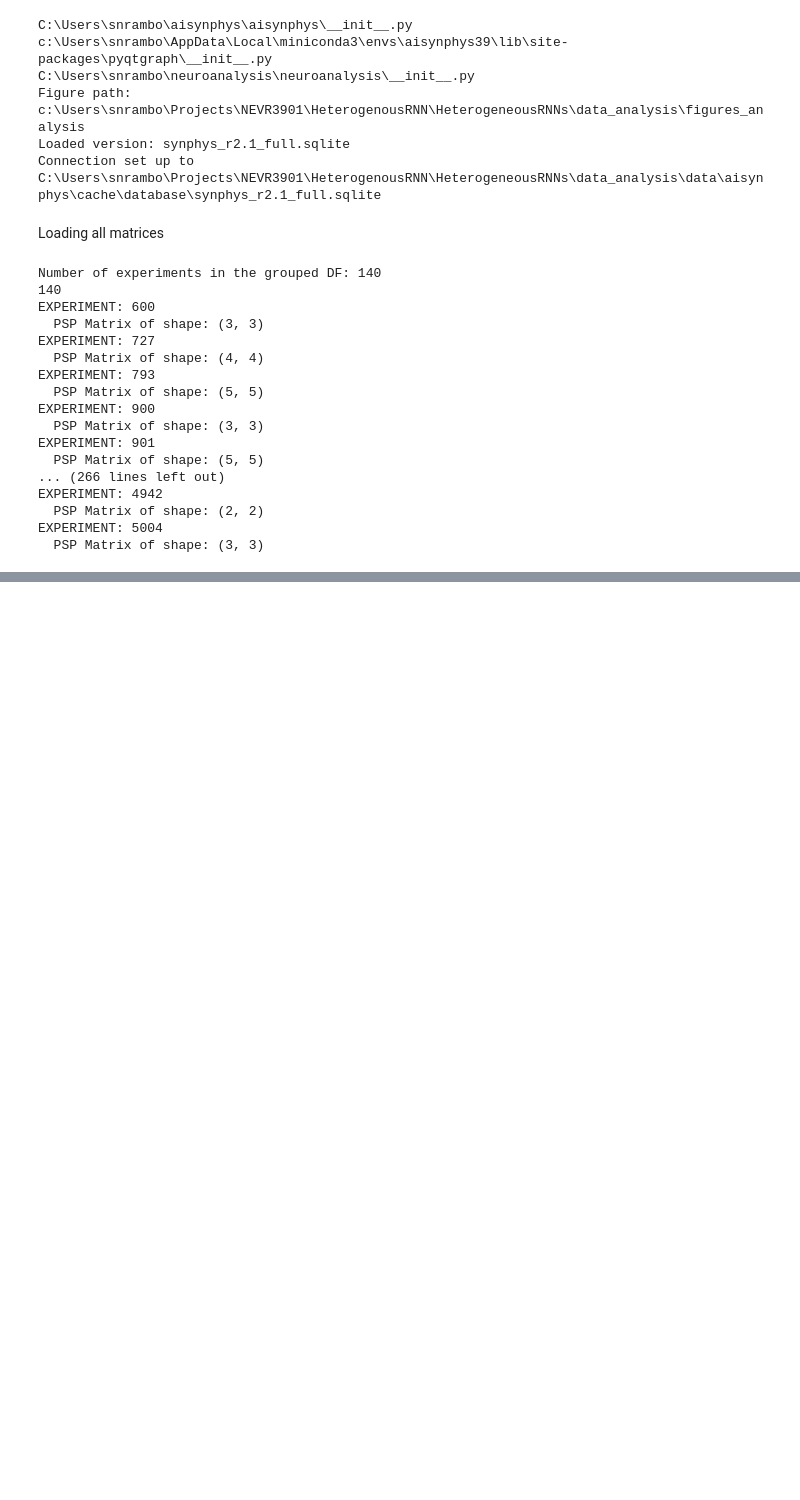
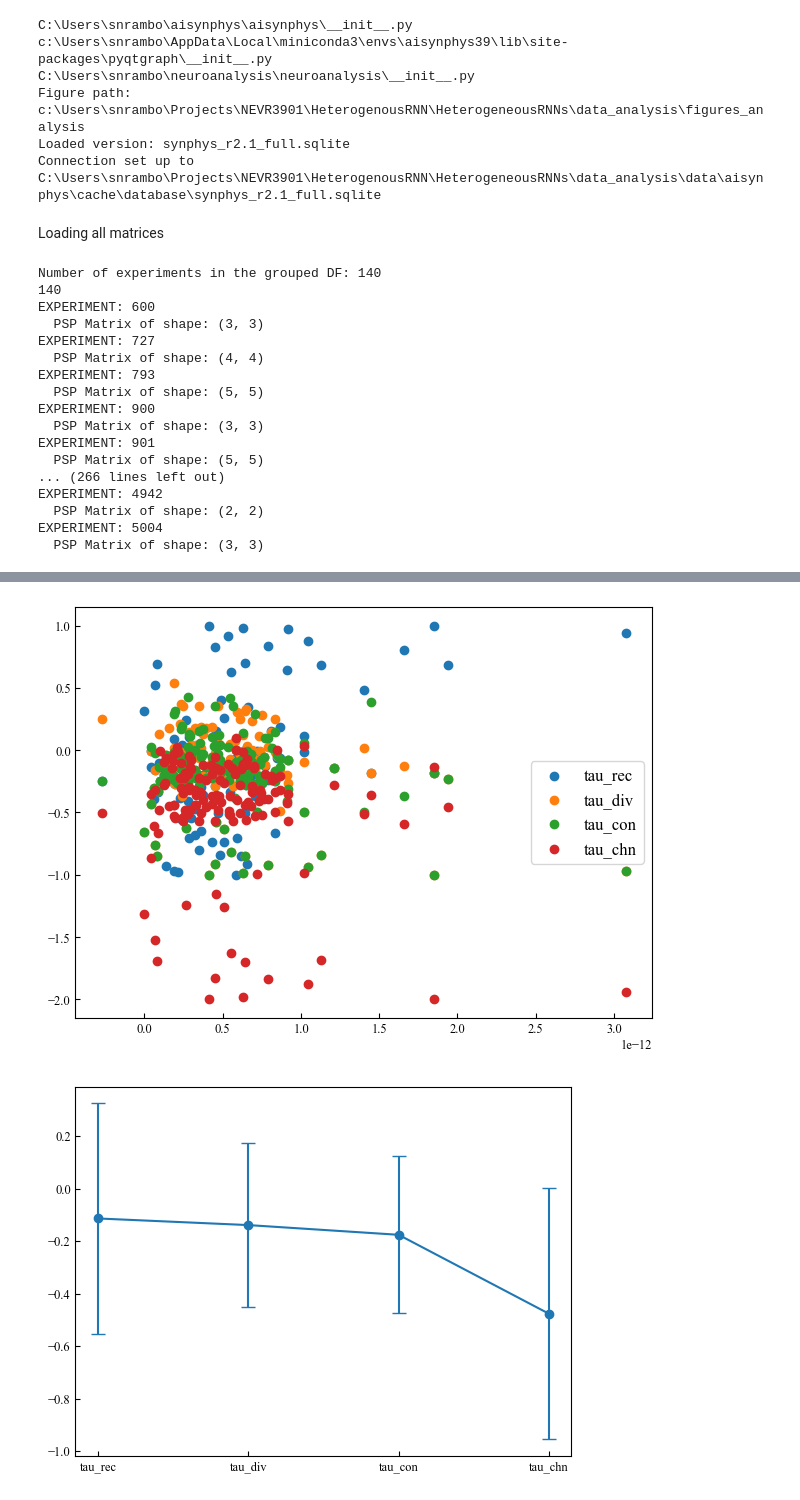
Before and after one commit to acevedomartina/HeterogeneousRNNs, a Jupyter notebook: data_analysis/motif_analysis.ipynb, the cells around one changed output, grey strips where cells are left out. Saved outputs shown, nothing was run; the diff lists cells and outputs as text; code cells hidden in the pictures; blank space fills up the shorter version.

```diff
--- a/data_analysis/motif_analysis.ipynb
+++ b/data_analysis/motif_analysis.ipynb
@@ -141,0 +416,42 @@ EXPERIMENT: 5004
+# %%
+motifs = ['tau_rec', 'tau_div', 'tau_con', 'tau_chn']
+
+
+ys = []
+yerrs = []
+
+fig, ax = plt.subplots()
+
+for m in motifs:
+
+
+    ys.append(df[m].mean())
+    yerrs.append(df[m].std())  # sample std by default
+
+    df_xy = df[[m, 'postsynaptic_fi']]
+
+    ax.scatter(df_xy["postsynaptic_fi"], df_xy[m], label=m)
+
+plt.legend()
+plt.tight_layout()
+plt.show()
+
+
+
+
+
+fig, ax = plt.subplots()
+ax.errorbar(motifs, ys, yerrs, capsize=5, fmt='o-')
+plt.show()
+
+# print(motif_fi)
+
+# for key, values in motif_fi.items():
+
+#     ax.hist(values, bins='auto', label=m)
+
+# plt.legend()
+# plt.show()
+# %% [output]
+[figure, added]
+[figure, added]
```
Also changed, not shown: parts of 11 cells of this notebook.
